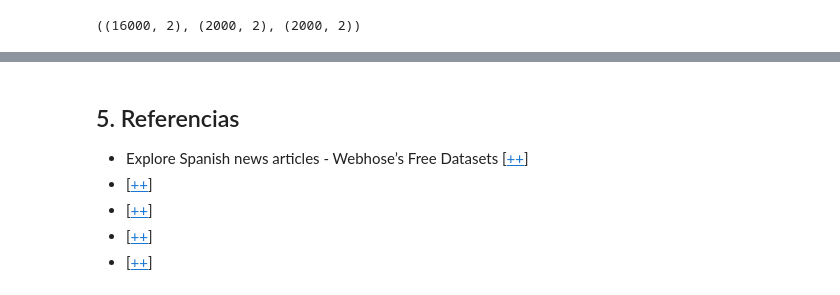
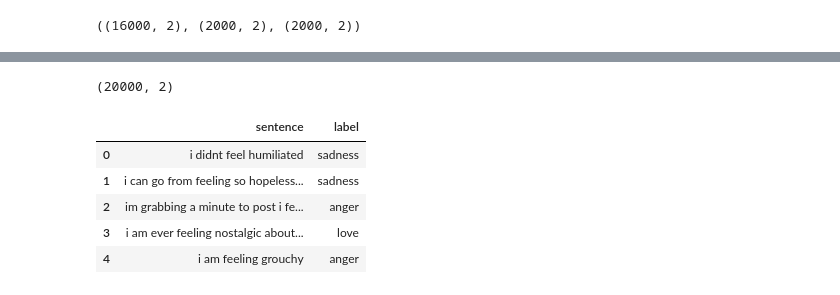
Before and after one commit to Jamf05/20201-ai2-class-project, a Jupyter notebook: download-data.ipynb, the cells around one changed output, grey strips where cells are left out. Drawn from its saved outputs; the diff is of its cells as text; code cells hidden in the pictures.

```diff
--- a/download-data.ipynb
+++ b/download-data.ipynb
@@ -136,8 +83,14 @@ Name: label, dtype: int64
-# %% [markdown]
-## 5. Referencias
-
-- Explore Spanish news articles - Webhose’s Free Datasets [[++](https://webhose.io/free-datasets/spanish-news-articles/)]
-- [[++](https://www.google.com)]
-- [[++](https://www.google.com)]
-- [[++](https://www.google.com)]
-- [[++](https://www.google.com)]
+# %%
+df = pd.concat([df_train,df_test,df_val])
+df.shape
+# %% [output]
+(20000, 2)
+# %%
+df_train.head()
+# %% [output]
+|  | sentence | label |
+| 0 | i didnt feel humiliated | sadness |
+| 1 | i can go from feeling so hopeless... | sadness |
+| 2 | im grabbing a minute to post i fe... | anger |
+| 3 | i am ever feeling nostalgic about... | love |
+| 4 | i am feeling grouchy | anger |
```
Also changed, not shown: parts of 26 cells of this notebook, 7 other files.
